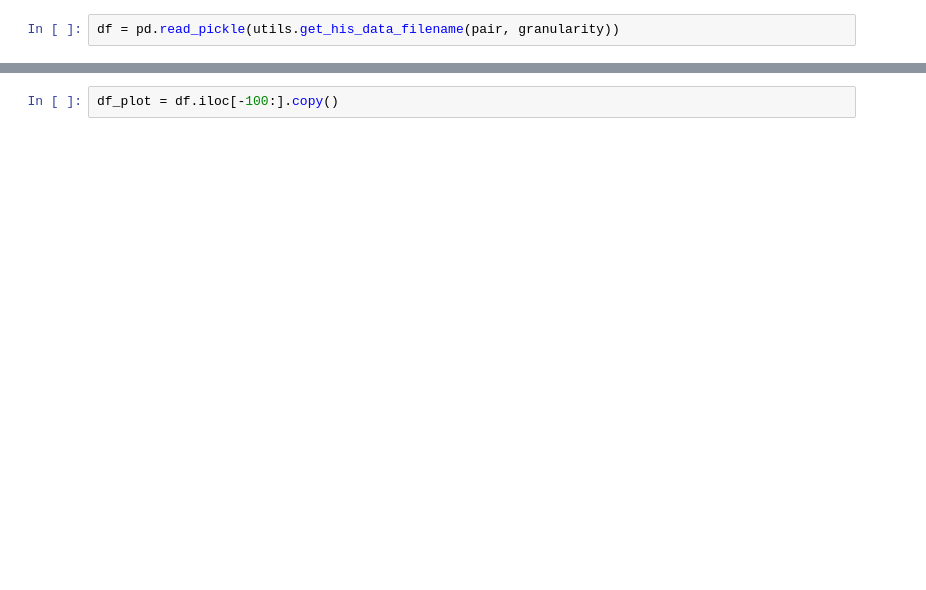
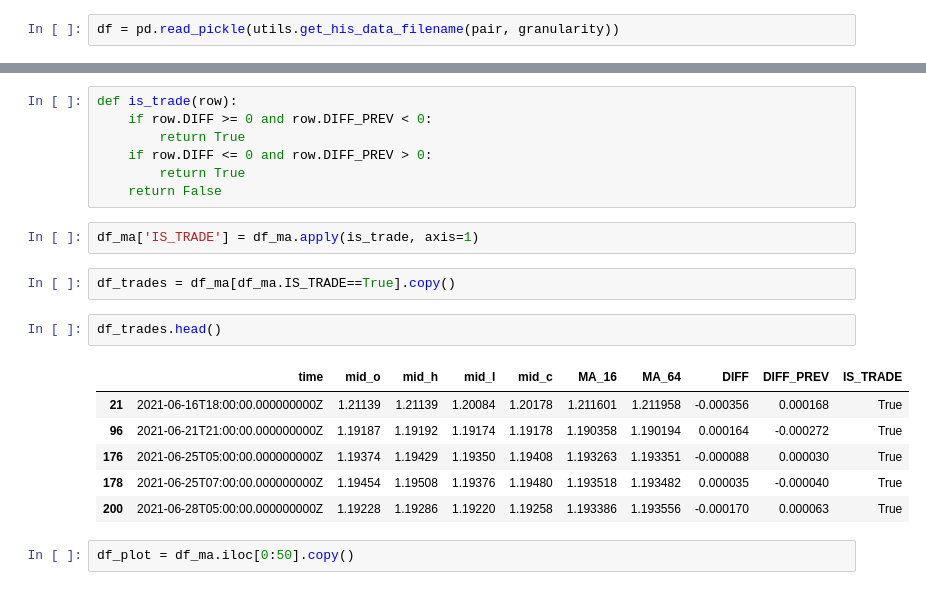
Before and after one commit to jlopez1423/forex-python-project, a Jupyter notebook: candle_plot.ipynb, the cells around one changed output, grey strips where cells are left out. Cells and saved outputs as stored; diff of their text form; blank space fills up the shorter version.

```diff
--- a/candle_plot.ipynb
+++ b/candle_plot.ipynb
@@ -16,5 +51,25 @@ df[mod_cols] = df[mod_cols].apply(pd.to_numeric)
+# %%
+def is_trade(row):
+    if row.DIFF >= 0 and row.DIFF_PREV < 0:
+        return True
+    if row.DIFF <= 0 and row.DIFF_PREV > 0:
+        return True
+    return False
+# %%
+df_ma['IS_TRADE'] = df_ma.apply(is_trade, axis=1)
+# %%
+df_trades = df_ma[df_ma.IS_TRADE==True].copy()
+# %%
+df_trades.head()
+# %% [output]
+|  | time | mid_o | mid_h | mid_l | mid_c | MA_16 | MA_64 | DIFF | DIFF_PREV | IS_TRADE |
+| 21 | 2021-06-16T18:00:00.000000000Z | 1.21139 | 1.21139 | 1.20084 | 1.20178 | 1.211601 | 1.211958 | -0.000356 | 0.000168 | True |
+| 96 | 2021-06-21T21:00:00.000000000Z | 1.19187 | 1.19192 | 1.19174 | 1.19178 | 1.190358 | 1.190194 | 0.000164 | -0.000272 | True |
+| 176 | 2021-06-25T05:00:00.000000000Z | 1.19374 | 1.19429 | 1.19350 | 1.19408 | 1.193263 | 1.193351 | -0.000088 | 0.000030 | True |
+| 178 | 2021-06-25T07:00:00.000000000Z | 1.19454 | 1.19508 | 1.19376 | 1.19480 | 1.193518 | 1.193482 | 0.000035 | -0.000040 | True |
+| 200 | 2021-06-28T05:00:00.000000000Z | 1.19228 | 1.19286 | 1.19220 | 1.19258 | 1.193386 | 1.193556 | -0.000170 | 0.000063 | True |
 # %%
-df_plot = df.iloc[-100:].copy()
+df_plot = df_ma.iloc[0:50].copy()
 # %%
 df_plot.shape
 # %% [output]
```
Also changed, not shown: parts of 14 cells of this notebook, 1 other file.
